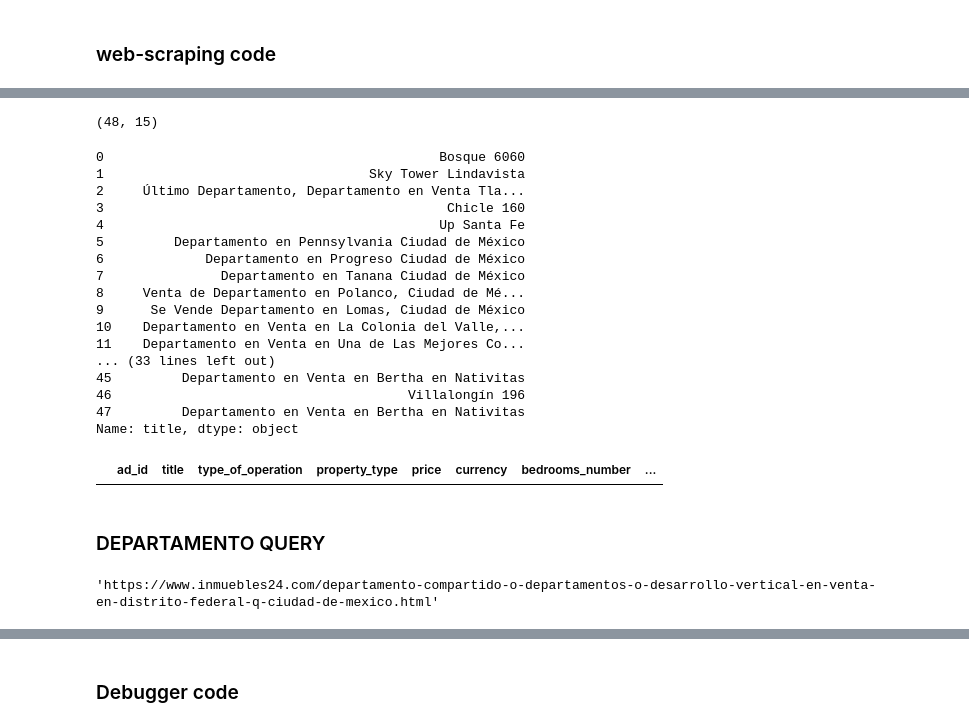
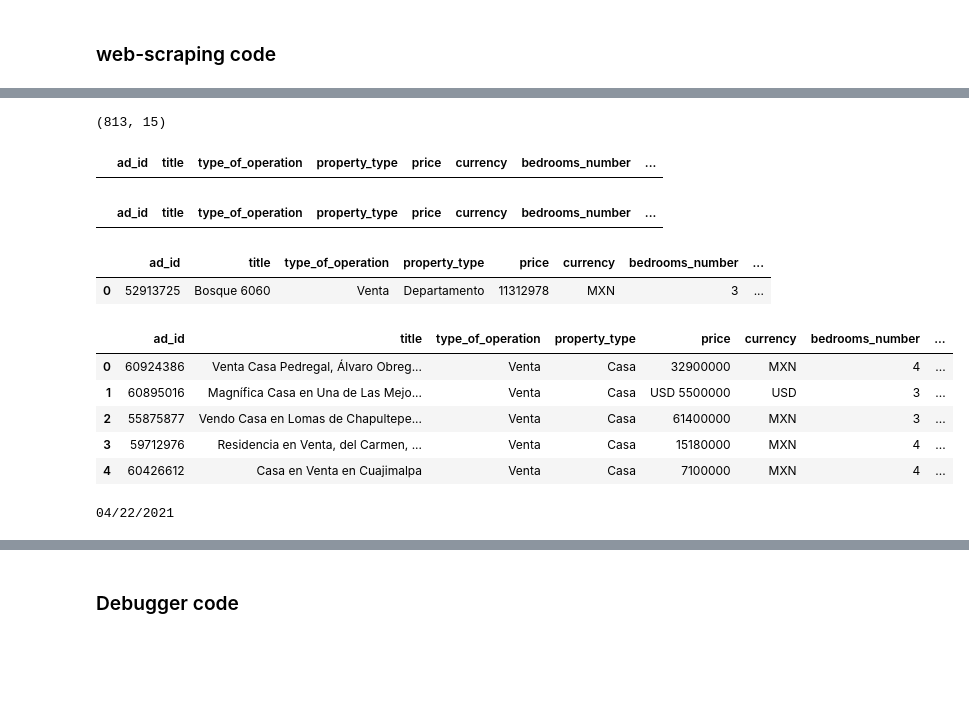
Before and after one commit to trezeget-1/meli_project, a Jupyter notebook: Inmuebles 24 - Scrape.ipynb, the cells around one changed output, grey strips where cells are left out. Drawn from its saved outputs; the diff is of its cells as text; code cells hidden in the pictures; blank space fills up the shorter version.

```diff
--- a/Inmuebles 24 - Scrape.ipynb
+++ b/Inmuebles 24 - Scrape.ipynb
@@ -8,9 +8,9 @@ import pandas as pd
 # %% [markdown]
 ### web-scraping code
 # %%
-# "apartments" or 'houses'
+# CHOOSE AN OPTION´: "apartments" or 'houses'
 
-properties_to_look_for = "apartments"
+properties_to_look_for = "houses"
 # %%
 def url_selection(properties_to_look_for):
 
@@ -215,8 +215,7 @@ for i in range(1,total_paging_times):
 
         properties_feature_list.append(inside_list)
 
-        print(f"""ID: {count_number} - property_id: {property_id},
-        hyperlink: {hyperlink}
+        print(f"""Property_Number: {count_number} - property_id: {property_id}
         """)
 
     time.sleep(2.5)
@@ -291,39 +275,34 @@ ValueError: arrays must all be same length
 # %%
 properties_24_df.shape
 # %% [output]
-(48, 15)
+(813, 15)
-# %%
-properties_24_df.title
-# %% [output]
-0                                           Bosque 6060
-1                                  Sky Tower Lindavista
-2     Último Departamento, Departamento en Venta Tla...
-3                                            Chicle 160
-4                                           Up Santa Fe
-5         Departamento en Pennsylvania Ciudad de México
-6             Departamento en Progreso Ciudad de México
-7               Departamento en Tanana Ciudad de México
-8     Venta de Departamento en Polanco, Ciudad de Mé...
-9      Se Vende Departamento en Lomas, Ciudad de México
-10    Departamento en Venta en La Colonia del Valle,...
-11    Departamento en Venta en Una de Las Mejores Co...
-... (33 lines left out)
-45         Departamento en Venta en Bertha en Nativitas
-46                                      Villalongín 196
-47         Departamento en Venta en Bertha en Nativitas
-Name: title, dtype: object
 # %%
 properties_24_df[properties_24_df.duplicated(subset=['ad_id'])]
 # %% [output]
 |  | ad_id | title | type_of_operation | property_type | price | currency | bedrooms_number | ... |
+# %%
+properties_24_df.loc[properties_24_df['ad_id'] == '60538535']
+# %% [output]
+|  | ad_id | title | type_of_operation | property_type | price | currency | bedrooms_number | ... |
+# %%
+properties_24_df = properties_24_df.drop(properties_24_df[properties_24_df.duplicated(subset=['ad_id'])].index)
+# %%
+properties_24_df = properties_24_df.reset_index()
+
+del properties_24_df['index']
+
+properties_24_df.head(1)
+# %% [output]
+|  | ad_id | title | type_of_operation | property_type | price | currency | bedrooms_number | ... |
+| 0 | 52913725 | Bosque 6060 | Venta | Departamento | 11312978 | MXN | 3 | ... |
+# %%
+properties_24_df.head(5)
+# %% [output]
+|  | ad_id | title | type_of_operation | property_type | price | currency | bedrooms_number | ... |
+| 0 | 60924386 | Venta Casa Pedregal, Álvaro Obreg... | Venta | Casa | 32900000 | MXN | 4 | ... |
+| 1 | 60895016 | Magnífica Casa en Una de Las Mejo... | Venta | Casa | USD 5500000 | USD | 3 | ... |
+| 2 | 55875877 | Vendo Casa en Lomas de Chapultepe... | Venta | Casa | 61400000 | MXN | 3 | ... |
+| 3 | 59712976 | Residencia en Venta, del Carmen, ... | Venta | Casa | 15180000 | MXN | 4 | ... |
+| 4 | 60426612 | Casa en Venta en Cuajimalpa | Venta | Casa | 7100000 | MXN | 4 | ... |
 # %%
 browser.quit()
-# %% [markdown]
-### DEPARTAMENTO QUERY
-# %%
-# DEPARTAMENTO QUERY:
-
-url = 'https://www.inmuebles24.com/departamento-compartido-o-departamentos-o-desarrollo-vertical-en-venta-en-distrito-federal-q-ciudad-de-mexico.html'
-url
-# %% [output]
-'https://www.inmuebles24.com/departamento-compartido-o-departamentos-o-desarrollo-vertical-en-venta-en-distrito-federal-q-ciudad-de-mexico.html'
@@ -329,0 +311,13 @@ url
+# %%
+from datetime import datetime
+
+# datetime object containing current date and time
+now = datetime.now()
+
+# print("now =", now)
+
+# dd/mm/YY H:M:S
+dt_string = now.strftime("%m/%d/%Y")
+print(dt_string)
+# %% [output]
+04/22/2021
```
Also changed, not shown: parts of 36 cells of this notebook.
